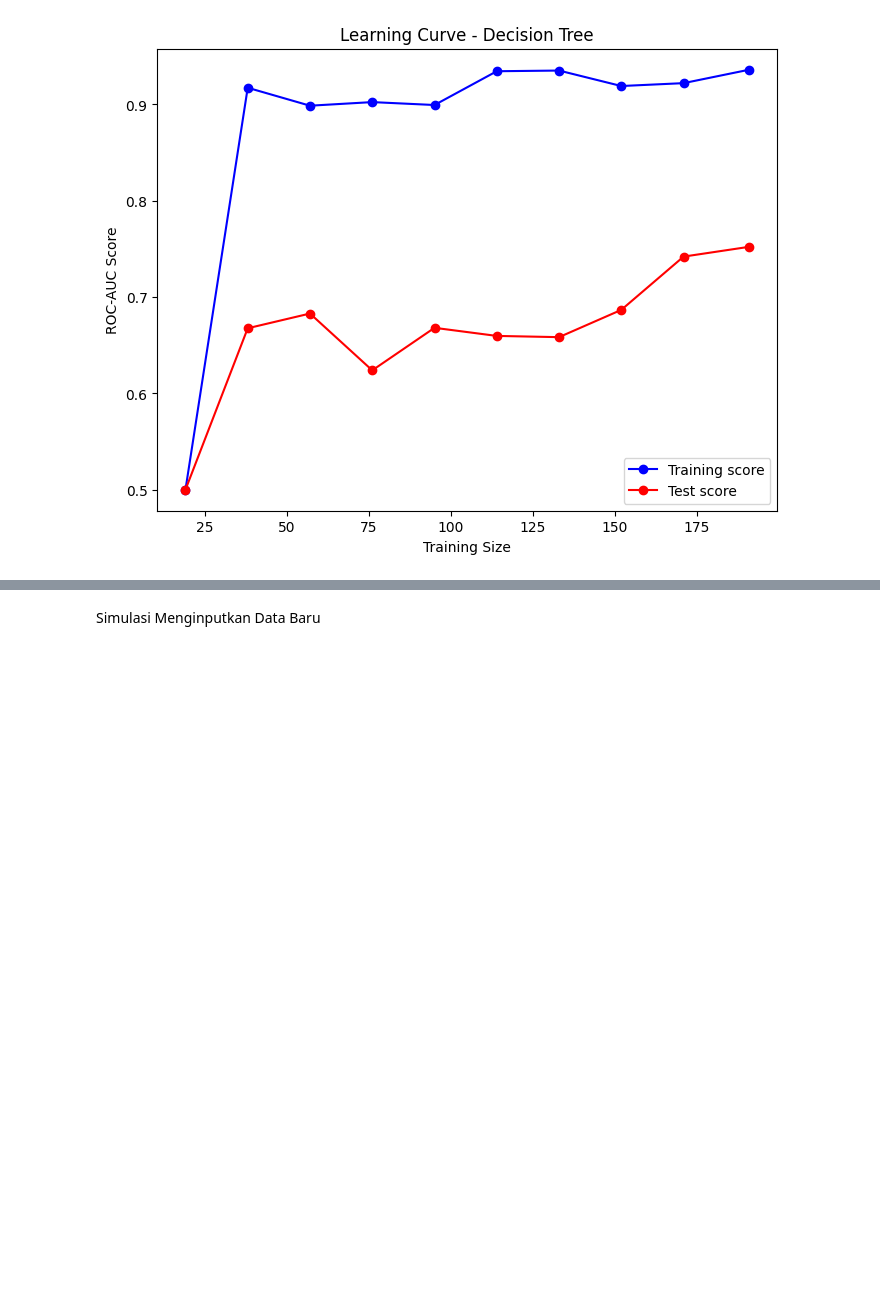
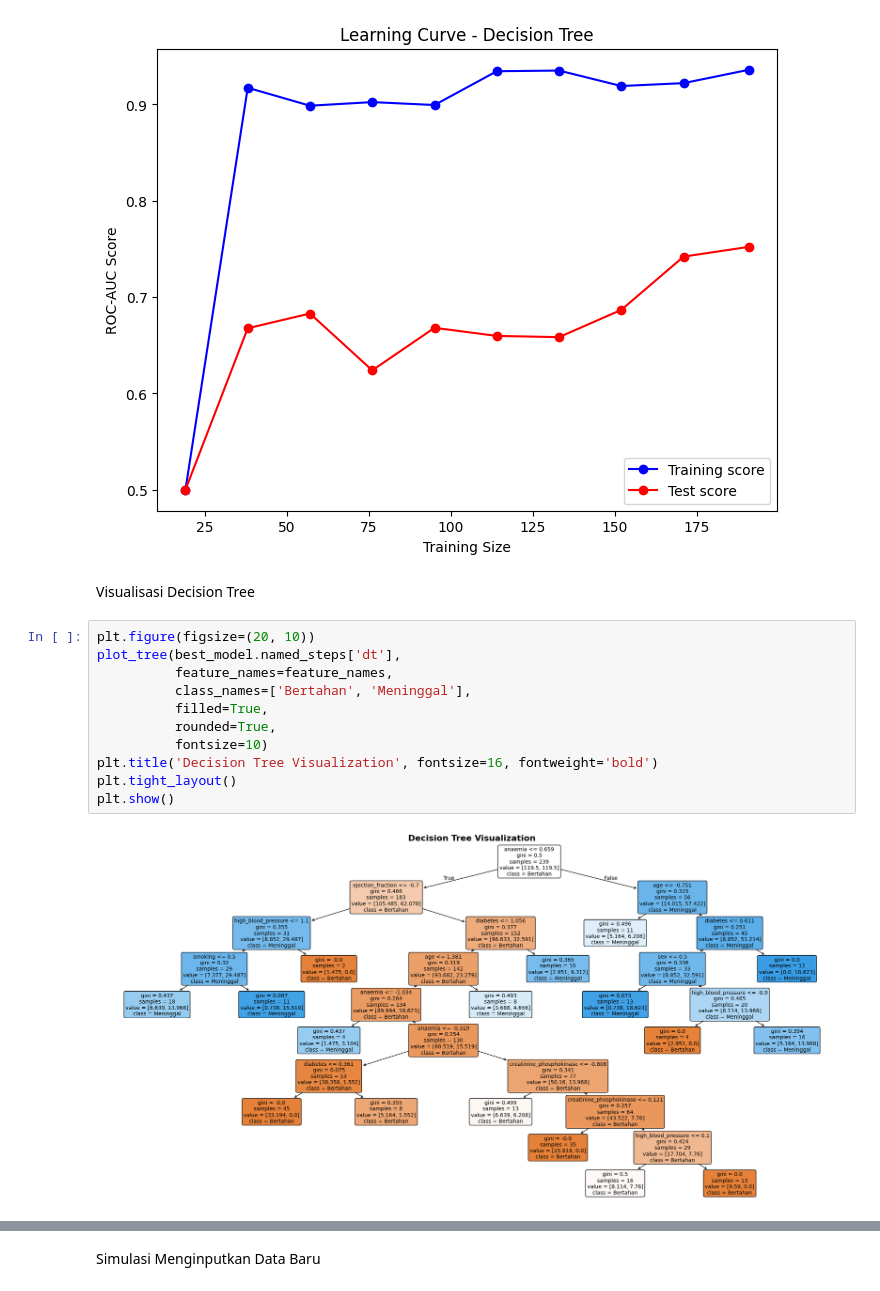
Before and after one commit to ValentinoAbinata/ProyekDataSains, a Jupyter notebook: DecisionTree.ipynb, the cells around one changed output, grey strips where cells are left out. Cells and saved outputs as stored; diff of their text form; blank space fills up the shorter version.

```diff
--- a/DecisionTree.ipynb
+++ b/DecisionTree.ipynb
@@ -259,3 +273,18 @@ plt.legend()
 plt.show()
 # %% [output]
 [figure]
+# %% [markdown]
+Visualisasi Decision Tree
+# %%
+plt.figure(figsize=(20, 10))
+plot_tree(best_model.named_steps['dt'],
+          feature_names=feature_names,
+          class_names=['Bertahan', 'Meninggal'],
+          filled=True,
+          rounded=True,
+          fontsize=10)
+plt.title('Decision Tree Visualization', fontsize=16, fontweight='bold')
+plt.tight_layout()
+plt.show()
+# %% [output]
+[figure, added]
```
Also changed, not shown: parts of 4 cells of this notebook, 2 other files.
